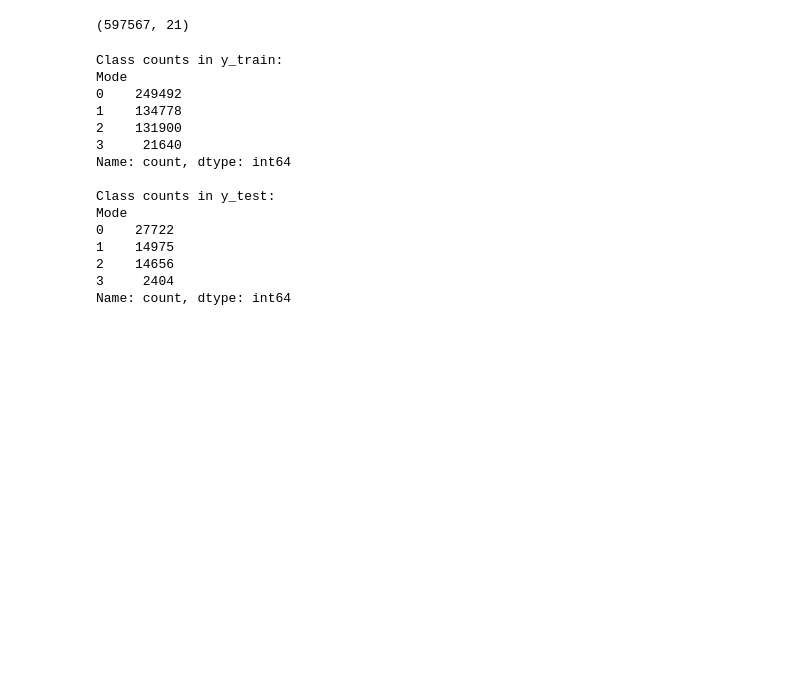
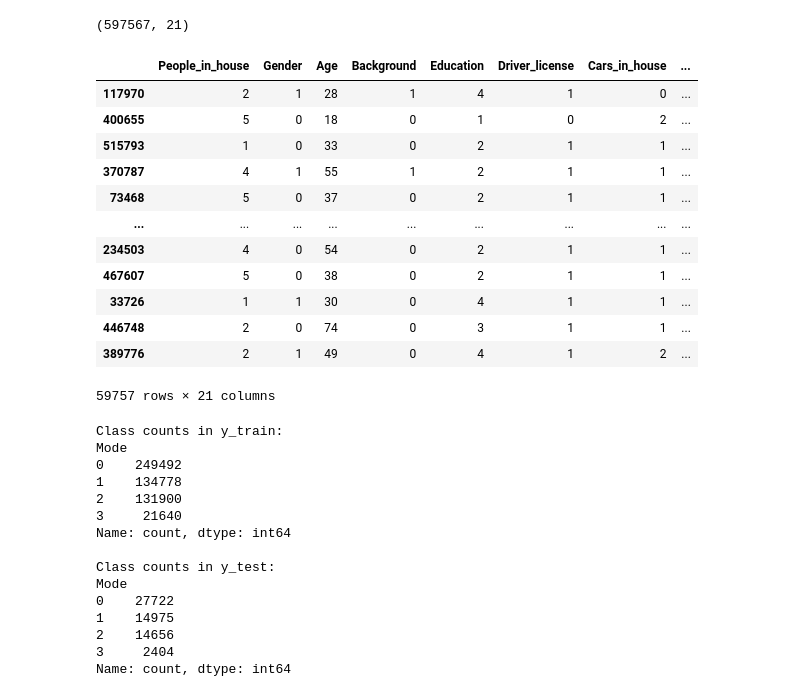
Before and after one commit to MariosMelach/Marios-Thesis, a Jupyter notebook: Netherlands Dataset/Netherlands_data_classification-DefaultModels.ipynb, the cells around one changed output. Drawn from its saved outputs; the diff is of its cells as text; code cells hidden in the pictures; blank space fills up the shorter version.

```diff
--- a/Netherlands Dataset/Netherlands_data_classification-DefaultModels.ipynb
+++ b/Netherlands Dataset/Netherlands_data_classification-DefaultModels.ipynb
@@ -75,11 +75,24 @@ X, y = shuffle(X, y, random_state=42)
 X.shape
 # %% [output]
 (597567, 21)
-# %%
-scaler = MinMaxScaler()
-X = scaler.fit_transform(X)
 # %%
 X_train, X_test, y_train, y_test = train_test_split(X, y, test_size = 0.1, random_state =42, stratify=y)
+# %%
+X_test
+# %% [output]
+|  | People_in_house | Gender | Age | Background | Education | Driver_license | Cars_in_house | ... |
+| 117970 | 2 | 1 | 28 | 1 | 4 | 1 | 0 | ... |
+| 400655 | 5 | 0 | 18 | 0 | 1 | 0 | 2 | ... |
+| 515793 | 1 | 0 | 33 | 0 | 2 | 1 | 1 | ... |
+| 370787 | 4 | 1 | 55 | 1 | 2 | 1 | 1 | ... |
+| 73468 | 5 | 0 | 37 | 0 | 2 | 1 | 1 | ... |
+| ... | ... | ... | ... | ... | ... | ... | ... | ... |
+| 234503 | 4 | 0 | 54 | 0 | 2 | 1 | 1 | ... |
+| 467607 | 5 | 0 | 38 | 0 | 2 | 1 | 1 | ... |
+| 33726 | 1 | 1 | 30 | 0 | 4 | 1 | 1 | ... |
+| 446748 | 2 | 0 | 74 | 0 | 3 | 1 | 1 | ... |
+| 389776 | 2 | 1 | 49 | 0 | 4 | 1 | 2 | ... |
+59757 rows × 21 columns
 # %%
 y_train_series = pd.Series(y_train)
 y_test_series = pd.Series(y_test)
```
Also changed, not shown: parts of 1 cell of this notebook, 2 other files.
